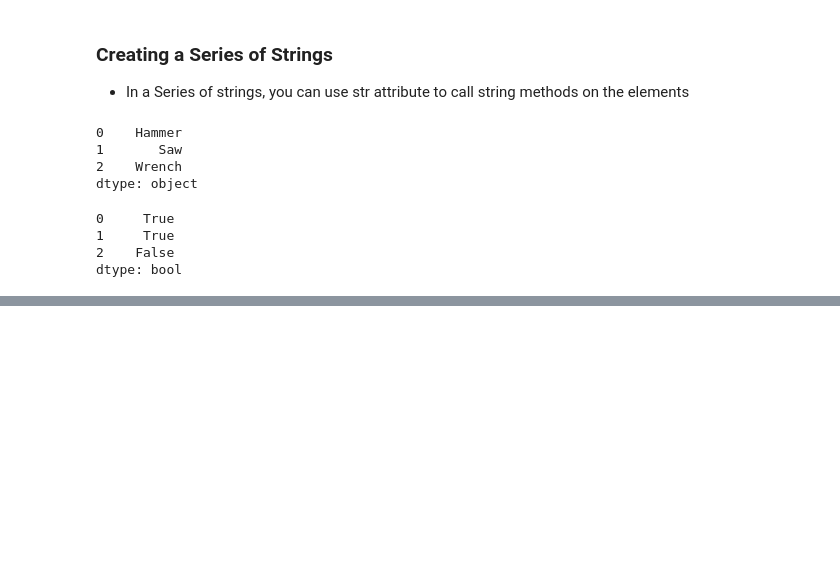
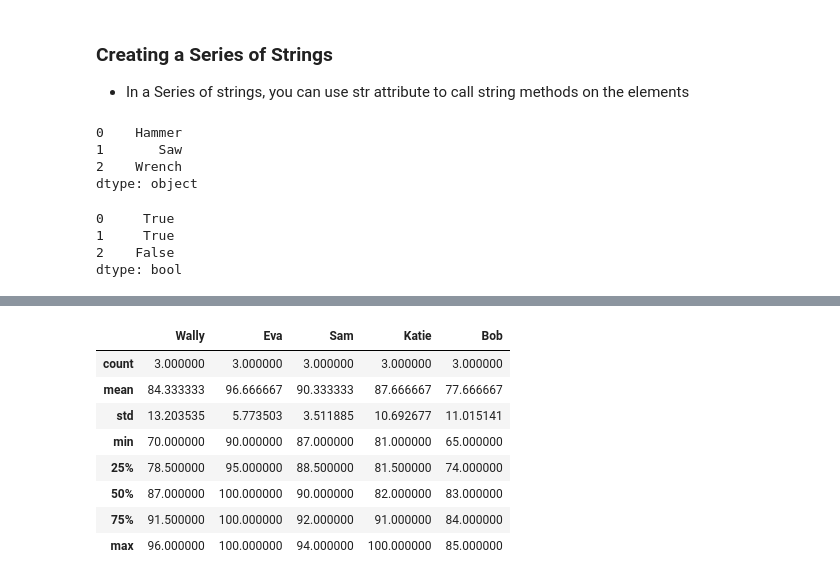
Before and after one commit to OlegZas/Python, a Jupyter notebook: PythonClass/ML and DataScience CS121/ch 7 NumPy_and_Arrays.ipynb, the cells around one changed output, grey strips where cells are left out. Drawn from its saved outputs; the diff is of its cells as text; code cells hidden in the pictures; blank space fills up the shorter version.

```diff
--- a/PythonClass/ML and DataScience CS121/ch 7 NumPy_and_Arrays.ipynb
+++ b/PythonClass/ML and DataScience CS121/ch 7 NumPy_and_Arrays.ipynb
@@ -839,0 +857,2 @@ dtype: object
+# %%
+grades = pd.DataFrame(grades_dict)
@@ -839,0 +870,2 @@ dtype: object
+# %%
+grades.index = ['Test1', 'Test2', 'Test3']
@@ -839,0 +1015,2 @@ dtype: object
+# %%
+grades.at['Test2', 'Eva'] = 100
@@ -839,0 +1021,2 @@ dtype: object
+# %%
+grades.iat[1, 2] = 87
@@ -839,0 +1031,12 @@ dtype: object
+# %%
+grades.describe()
+# %% [output]
+|  | Wally | Eva | Sam | Katie | Bob |
+| count | 3.000000 | 3.000000 | 3.000000 | 3.000000 | 3.000000 |
+| mean | 84.333333 | 96.666667 | 90.333333 | 87.666667 | 77.666667 |
+| std | 13.203535 | 5.773503 | 3.511885 | 10.692677 | 11.015141 |
+| min | 70.000000 | 90.000000 | 87.000000 | 81.000000 | 65.000000 |
+| 25% | 78.500000 | 95.000000 | 88.500000 | 81.500000 | 74.000000 |
+| 50% | 87.000000 | 100.000000 | 90.000000 | 82.000000 | 83.000000 |
+| 75% | 91.500000 | 100.000000 | 92.000000 | 91.000000 | 84.000000 |
+| max | 96.000000 | 100.000000 | 94.000000 | 100.000000 | 85.000000 |
```
Also changed, not shown: parts of 67 cells of this notebook.
